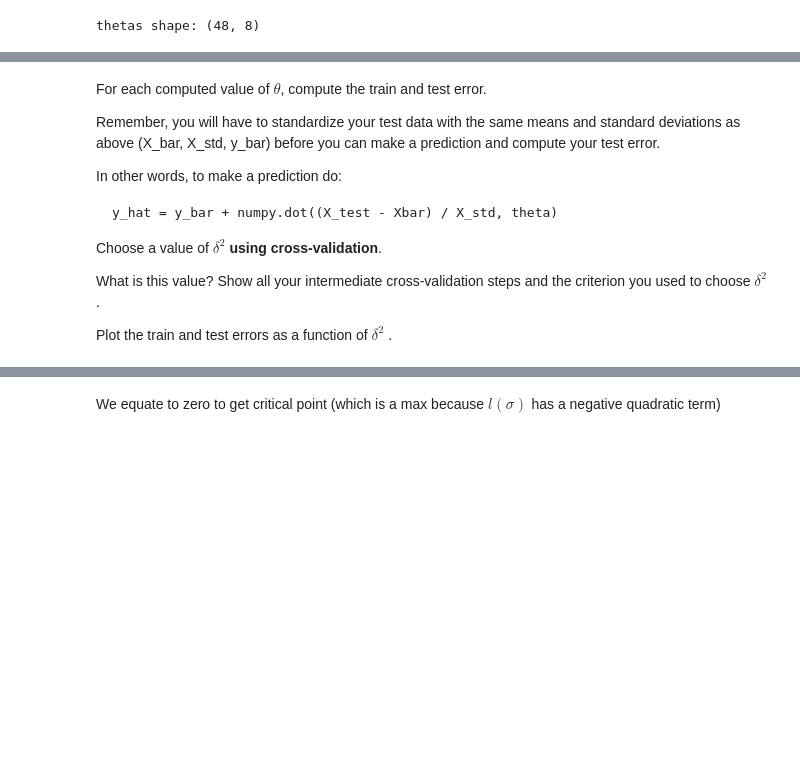
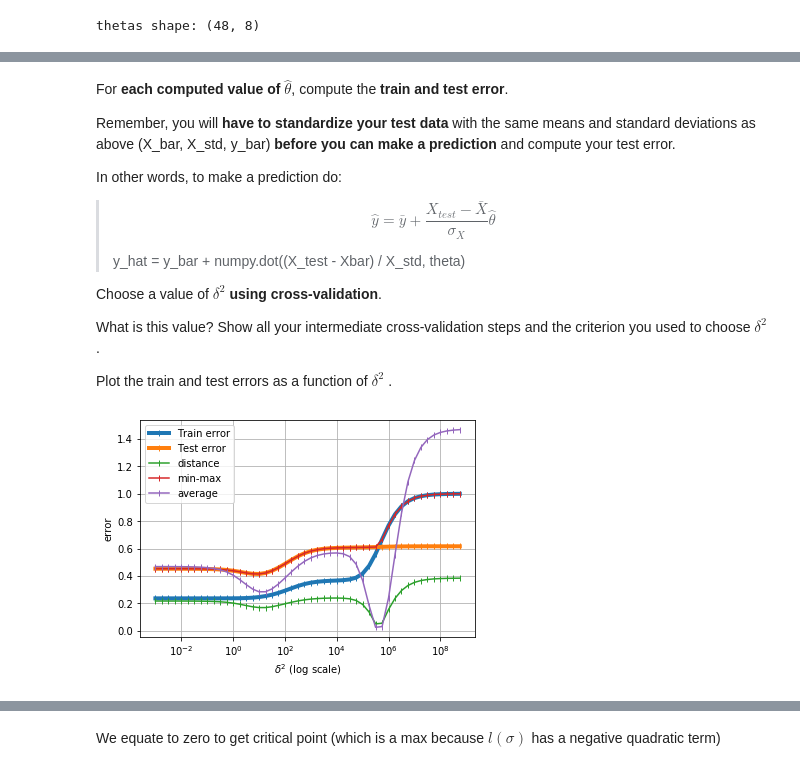
Before and after one commit to LecJackS/CPSC-540-Nando-de-Freitas, a Jupyter notebook: Homework 1.ipynb, the cells around one changed output, grey strips where cells are left out. Drawn from its saved outputs; the diff is of its cells as text; code cells hidden in the pictures; blank space fills up the shorter version.

```diff
--- a/Homework 1.ipynb
+++ b/Homework 1.ipynb
@@ -193,11 +198,13 @@ plt.show()
 # %% [markdown]
-For each computed value of $\theta$, compute the train and test error.
+For **each computed value of $\hat\theta$**, compute the **train and test error**.
 
-Remember, you will have to standardize your test data with the same means and standard deviations as above (X_bar, X_std, y_bar) before you can make a prediction and compute your test error.
+Remember, you will **have to standardize your test data** with the same means and standard deviations as above (X_bar, X_std, y_bar) **before you can make a prediction** and compute your test error.
 
 In other words, to make a prediction do:
 
-    y_hat = y_bar + numpy.dot((X_test - Xbar) / X_std, theta)
+> $$\hat y = \bar y + \frac{X_{test} - \bar X}{\sigma_X} \hat\theta$$
+>
+>    y_hat = y_bar + numpy.dot((X_test - Xbar) / X_std, theta)
 
 Choose a value of $\delta^2$ **using cross-validation**.
 
@@ -246,3 +253,18 @@ for f in range(cv_folds):
 # Take mean of k-folds errors
 train_errors = train_errors / cv_folds
 test_errors = test_errors / cv_folds
+# %%
+plt.plot(d2s, train_errors, label='Train error', marker='|', linewidth=4)
+plt.plot(d2s, test_errors, label='Test error', marker='|', linewidth=4)
+plt.plot(d2s, abs(test_errors-train_errors), label='distance', marker='|')
+plt.plot(d2s, np.maximum(test_errors,train_errors), label='min-max', marker='|')
+plt.plot(d2s, 10*np.square(test_errors-train_errors), label='average', marker='|')
+plt.xscale('log')
+plt.xlabel(r'$\delta^2$ (log scale)')
+plt.ylabel('error')
+plt.grid()
+plt.legend()
+plt.show()
+#print(d2s)
+# %% [output]
+[figure, added]
```
Also changed, not shown: parts of 54 cells of this notebook, 6 other files.
